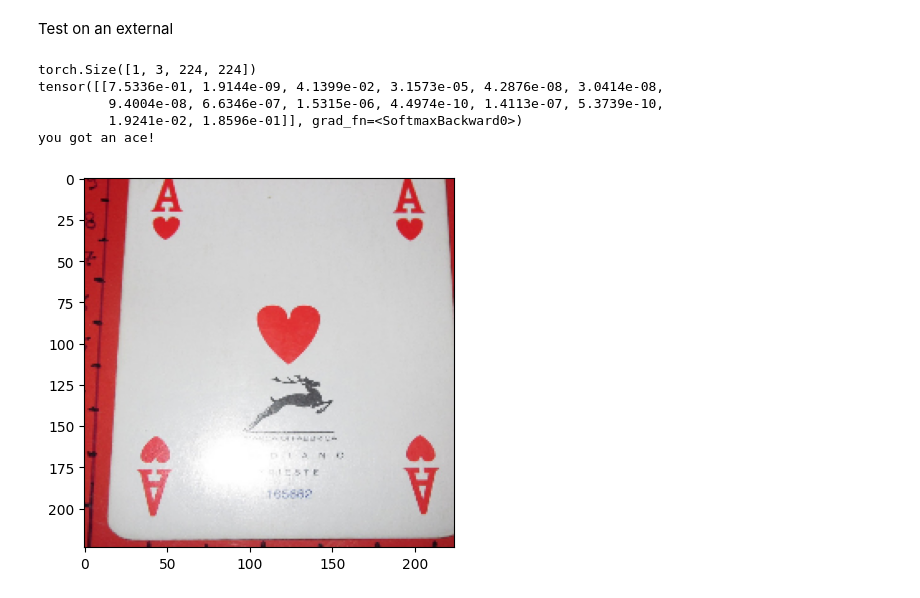
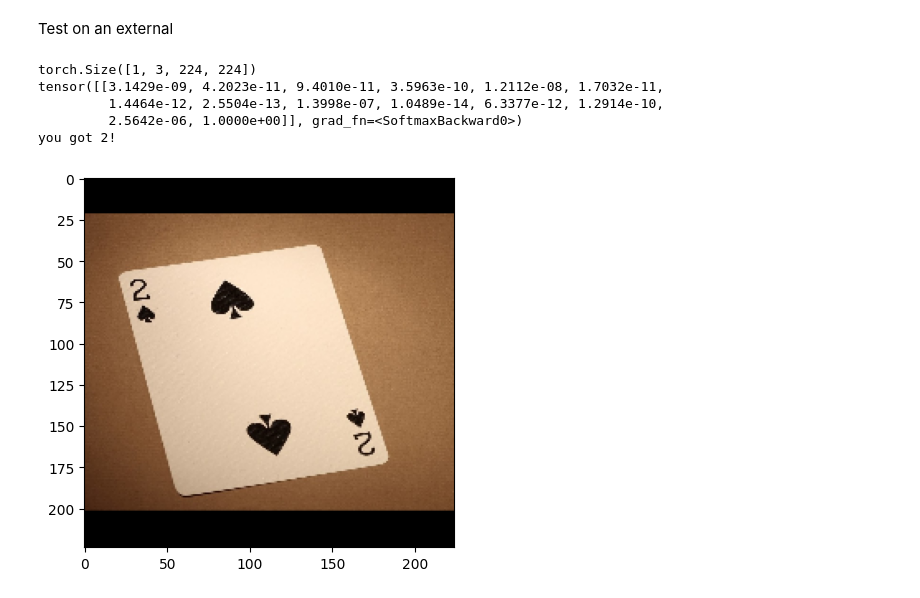
Before and after one commit to francomano/Cards_Classification_Kaggle, a Jupyter notebook: stuff.ipynb, the cells around one changed output. Drawn from its saved outputs; the diff is of its cells as text; code cells hidden in the pictures.

```diff
--- a/stuff.ipynb
+++ b/stuff.ipynb
@@ -185,19 +185,20 @@ class myCNN(nn.Module):
 #net=myCNN()
 #net.to(DEVICE)
 # %%
-net=torch.hub.load('pytorch/vision:v0.10.0', 'mobilenet_v2', pretrained=False)
+net=torch.hub.load('pytorch/vision:v0.10.0', 'mobilenet_v3_large', pretrained=False)
 print(net.modules)
 #num_ftrs = net.fc.in_features
 #net.fc = torch.nn.Linear(num_ftrs, 14)
 class myModule(nn.Module):
     def __init__(self):
         super().__init__()
-        self.fc1 = nn.Linear(1280, 200)
+        self.fc1 = nn.Linear(960, 200)
         self.fc2 = nn.Linear(200,14)
+        self.drop = nn.Dropout(0.3)
 
 
     def forward(self, x):
-        x=F.relu(self.fc1(x))
+        x=self.drop(F.relu(self.fc1(x)))
         return self.fc2(x)
 
 module=myModule()
@@ -323,8 +324,12 @@ Test
 # %%
 from torchmetrics.classification import MulticlassF1Score
 #net=myCNN()
-#net.to(DEVICE)
+net=torch.hub.load('pytorch/vision:v0.10.0', 'mobilenet_v3_large', pretrained=False)
+module=myModule()
+net.classifier=module
+net.to(DEVICE)
 #net.load_state_dict(torch.load("./model"))
+net.load_state_dict(torch.load("./finalmodel"))
 net.eval()
 acc = 0.
 total = 0.
@@ -367,31 +375,31 @@ Save the model
 Test on an external
 # %%
 
-img = PIL.Image.open("./841_001.jpg")
-#img= PIL.Image.open("2_picche.jpg")
+#img = PIL.Image.open("./841_001.jpg")
+img= PIL.Image.open("2_picche.jpg")
 #img=PIL.Image.open("archive/test/two of spades/4.jpg")
 #img=PIL.Image.open("archive/test/ace of hearts/1.jpg")
 img=TF.to_tensor(img)
 #img=TF.center_crop(img,[600,600])
 img=TF.center_crop(img,[920,780])   #for the ace of hearts
 img=TF.resize(img,[224,224])
 plt.imshow(TF.to_pil_image(img))
 img=img.reshape((1,3,224,224))
 
 print(img.shape)
 net.to('cpu')
 net.eval()
 #net.load_state_dict(torch.load("./model"))
 pred=torch.softmax(net(img),dim=1)
 print(pred)
 if(pred.argmax(dim=-1)==13):
     print("you got 2!")
 elif(pred.argmax(dim=-1)==0):
     print("you got an ace!")
 # %% [output]
 torch.Size([1, 3, 224, 224])
-tensor([[7.5336e-01, 1.9144e-09, 4.1399e-02, 3.1573e-05, 4.2876e-08, 3.0414e-08,
-         9.4004e-08, 6.6346e-07, 1.5315e-06, 4.4974e-10, 1.4113e-07, 5.3739e-10,
-         1.9241e-02, 1.8596e-01]], grad_fn=<SoftmaxBackward0>)
-you got an ace!
+tensor([[3.1429e-09, 4.2023e-11, 9.4010e-11, 3.5963e-10, 1.2112e-08, 1.7032e-11,
+         1.4464e-12, 2.5504e-13, 1.3998e-07, 1.0489e-14, 6.3377e-12, 1.2914e-10,
+         2.5642e-06, 1.0000e+00]], grad_fn=<SoftmaxBackward0>)
+you got 2!
-[figure, old version]
+[figure, new version]
```
Also changed, not shown: parts of 6 cells of this notebook.
